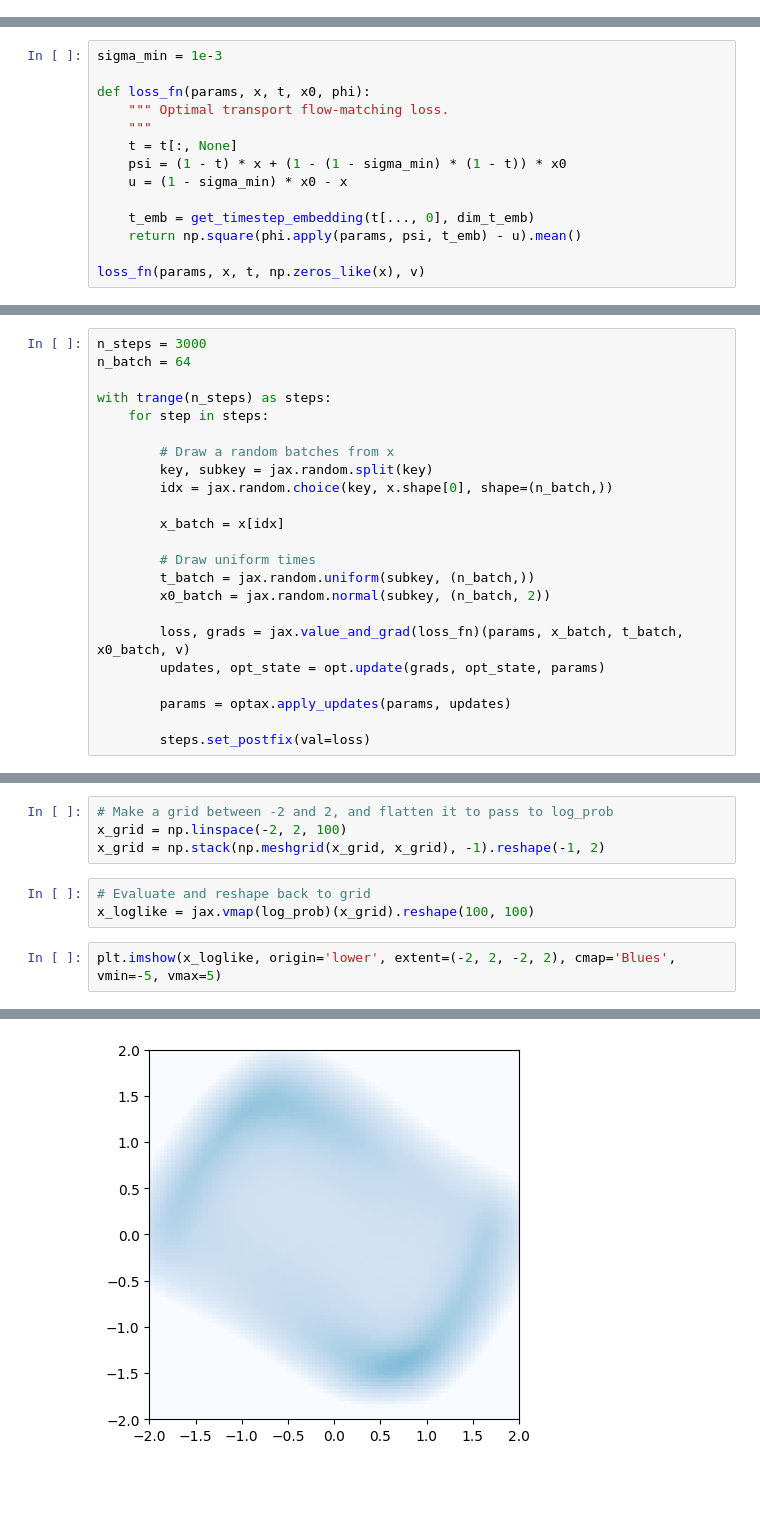
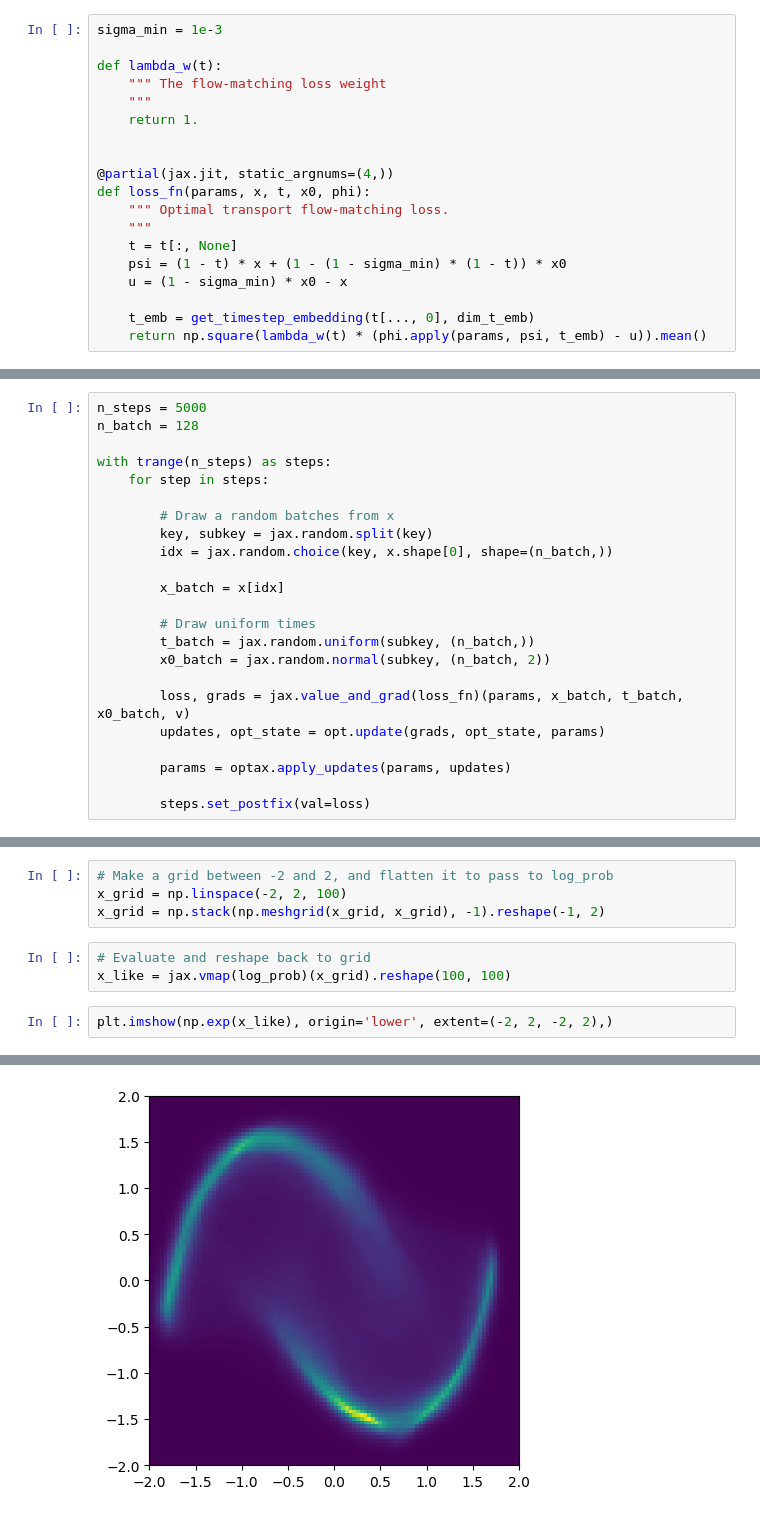
Before and after one commit to smsharma/minified-generative-models, a Jupyter notebook: 06_flow_matching.ipynb, the cells around one changed output, grey strips where cells are left out. Saved outputs shown, nothing was run; the diff lists cells and outputs as text; blank space fills up the shorter version.

Commit message:
Fixes to flow matching nb

```diff
--- a/06_flow_matching.ipynb
+++ b/06_flow_matching.ipynb
@@ -68,6 +68,25 @@ def get_timestep_embedding(timesteps, embedding_dim: int, dtype=np.float32):
         emb = jax.lax.pad(emb, dtype(0), ((0, 0, 0), (0, 1, 0)))
     assert emb.shape == (timesteps.shape[0], embedding_dim)
     return emb
+# %%
+sigma_min = 1e-3
+
+def lambda_w(t):
+    """ The flow-matching loss weight
+    """
+    return 1.
+
+
+@partial(jax.jit, static_argnums=(4,))
+def loss_fn(params, x, t, x0, phi):
+    """ Optimal transport flow-matching loss.
+    """
+    t = t[:, None]
+    psi = (1 - t) * x + (1 - (1 - sigma_min) * (1 - t)) * x0
+    u = (1 - sigma_min) * x0 - x
+
+    t_emb = get_timestep_embedding(t[..., 0], dim_t_emb)
+    return np.square(lambda_w(t) * (phi.apply(params, psi, t_emb) - u)).mean()
 # %%
 key = jax.random.PRNGKey(0)
 t = np.ones((x.shape[0],))
@@ -76,17 +95,3 @@ t_emb = get_timestep_embedding(t, dim_t_emb)
 
 v = MLP(hidden_dim=64, out_dim=2, n_layers=4)
 params = v.init(key, x, t_emb)
-# %%
-sigma_min = 1e-3
-
-def loss_fn(params, x, t, x0, phi):
-    """ Optimal transport flow-matching loss.
-    """
-    t = t[:, None]
-    psi = (1 - t) * x + (1 - (1 - sigma_min) * (1 - t)) * x0
-    u = (1 - sigma_min) * x0 - x
-
-    t_emb = get_timestep_embedding(t[..., 0], dim_t_emb)
-    return np.square(phi.apply(params, psi, t_emb) - u).mean()
-
-loss_fn(params, x, t, np.zeros_like(x), v)
@@ -96,8 +103,8 @@ Array(1.0000116, dtype=float32)
 opt = optax.adam(learning_rate=3e-4)
 opt_state = opt.init(params)
 # %%
-n_steps = 3000
-n_batch = 64
+n_steps = 5000
+n_batch = 128
 
 with trange(n_steps) as steps:
     for step in steps:
@@ -195,9 +204,9 @@ x_grid = np.linspace(-2, 2, 100)
 x_grid = np.stack(np.meshgrid(x_grid, x_grid), -1).reshape(-1, 2)
 # %%
 # Evaluate and reshape back to grid
-x_loglike = jax.vmap(log_prob)(x_grid).reshape(100, 100)
+x_like = jax.vmap(log_prob)(x_grid).reshape(100, 100)
 # %%
-plt.imshow(x_loglike, origin='lower', extent=(-2, 2, -2, 2), cmap='Blues', vmin=-5, vmax=5)
+plt.imshow(np.exp(x_like), origin='lower', extent=(-2, 2, -2, 2),)
 # %% [output]
 <matplotlib.image.AxesImage at 0x...>
-[figure, old version]
+[figure, new version]
```
Also changed, not shown: parts of 11 cells of this notebook.
